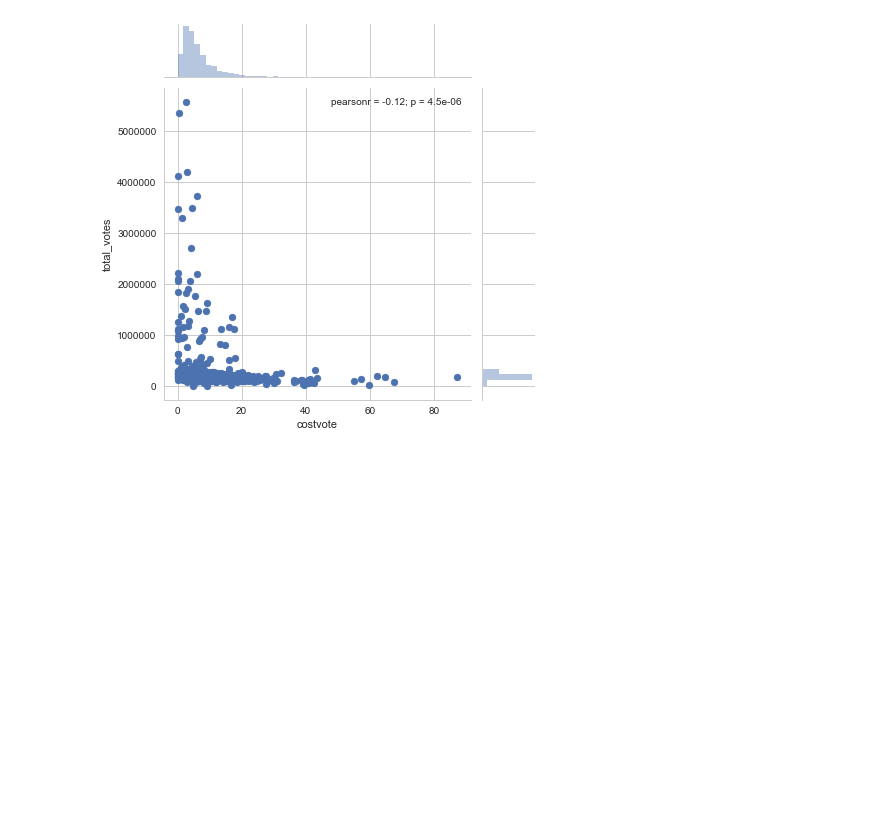
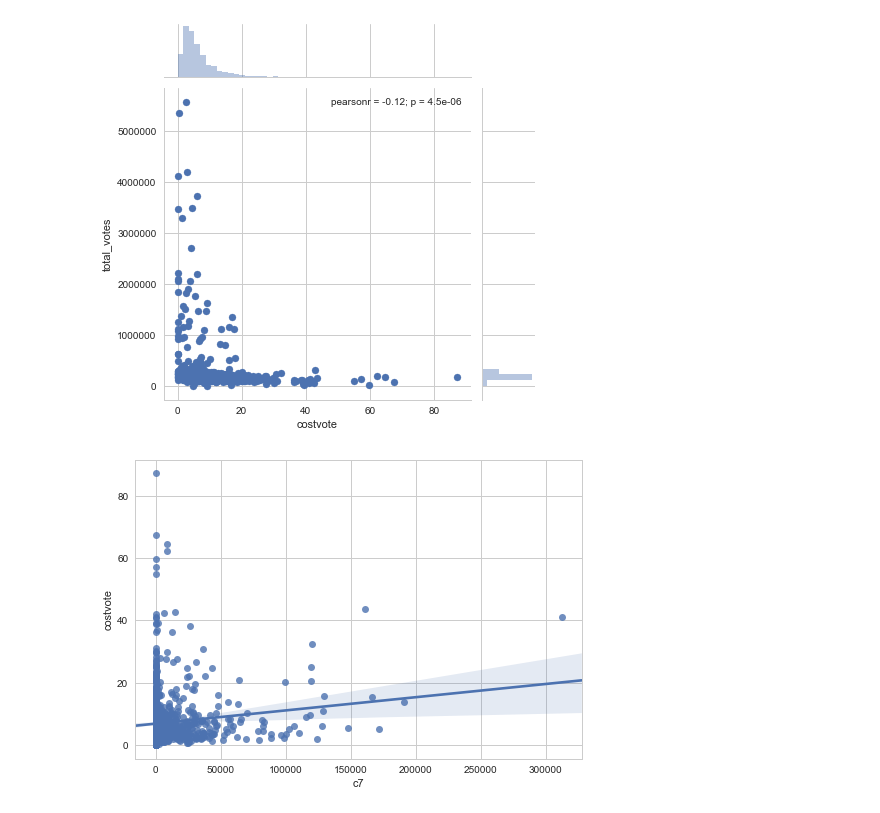
Before and after one commit to georgetown-analytics/four-thirty-five, a Jupyter notebook: 435_Analysis-Copy1.ipynb, the cells around one changed output. Cells and saved outputs as stored; diff of their text form; code cells hidden in the pictures; blank space fills up the shorter version.

```diff
--- a/435_Analysis-Copy1.ipynb
+++ b/435_Analysis-Copy1.ipynb
@@ -2236,0 +2222,5 @@ plt.show()
+# %%
+sns.regplot(x="c7", y="costvote", data=RepW)
+plt.show()
+# %% [output]
+[figure, added]
```
Also changed, not shown: parts of 9 cells of this notebook.
